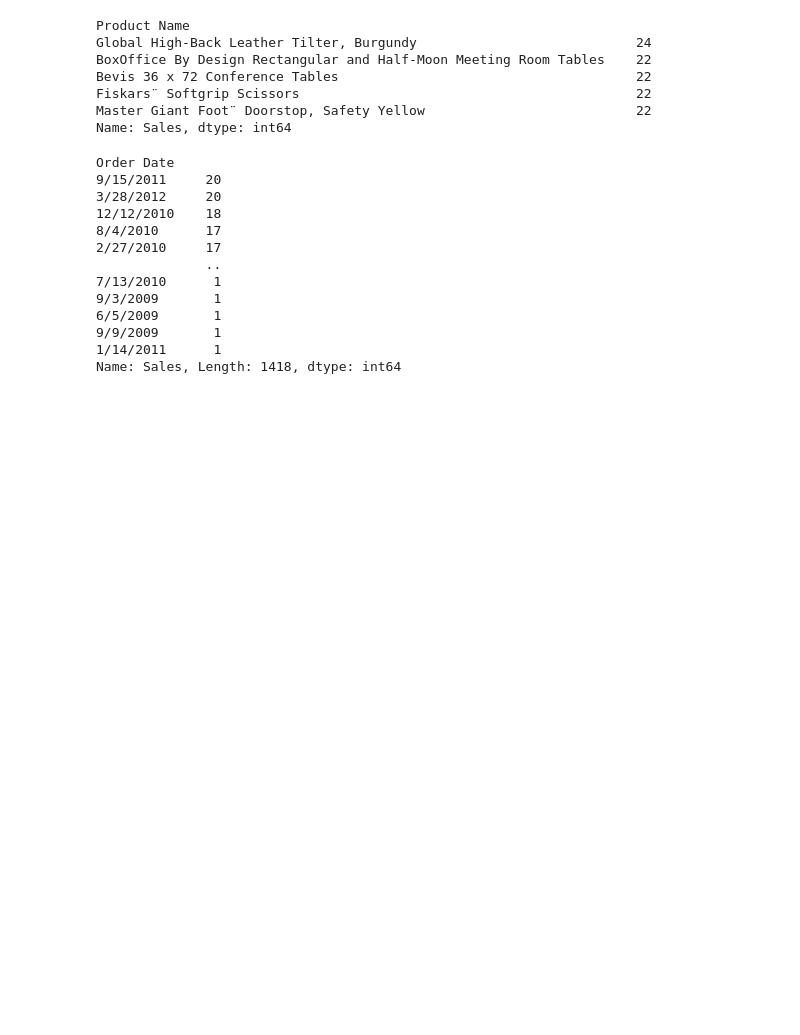
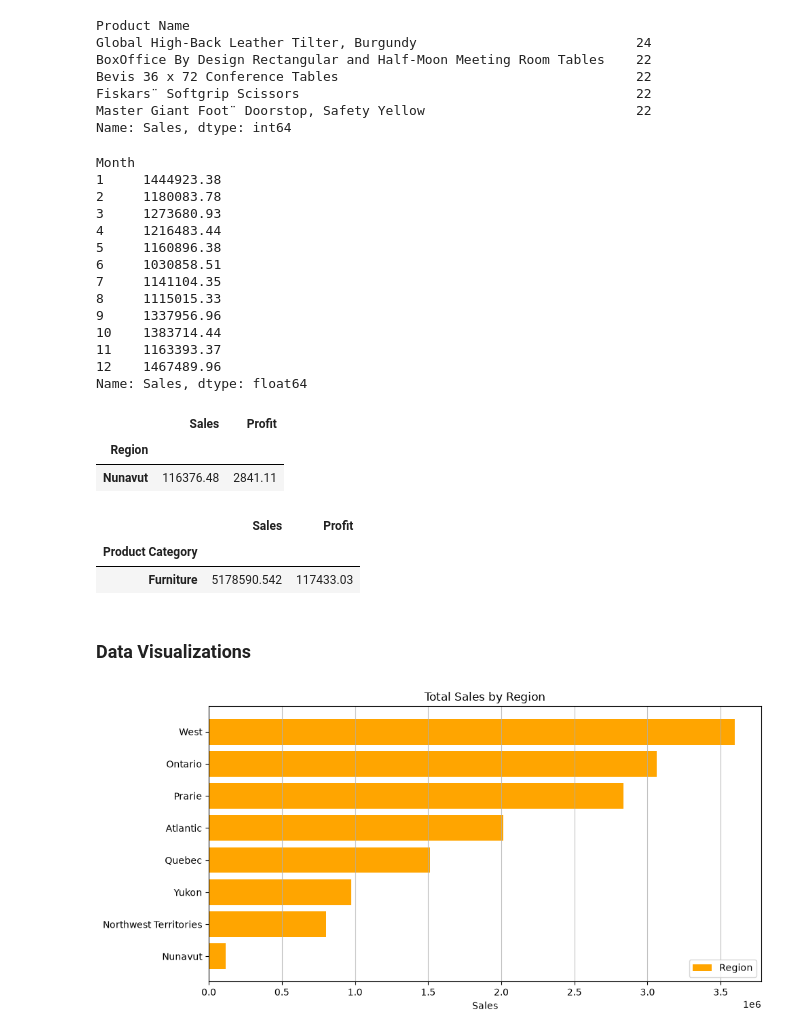
Before and after one commit to viswanathreddy-arch/Python-Projects, a Jupyter notebook: project-1/data.ipynb, the cells around one changed output. Cells and saved outputs as stored; diff of their text form; code cells hidden in the pictures; blank space fills up the shorter version.

Commit message:
add Visualizations

```diff
--- a/project-1/data.ipynb
+++ b/project-1/data.ipynb
@@ -102,5 +108,8 @@ Product Container        0
 Product Base Margin     63
 Ship Date                0
 dtype: int64
+# %%
+df["Order Date"] = pd.to_datetime(df["Order Date"])
+df["Ship Date"] = pd.to_datetime(df["Ship Date"])
 # %%
 df["Product Base Margin"] = df["Product Base Margin"].fillna(df["Product Base Margin"].mean())
@@ -167,20 +178,22 @@ Master Giant Foot¨ Doorstop, Safety Yellow                           22
 Name: Sales, dtype: int64
 # %%
 #Monthly sales trend (extract month from date, groupby)
+df["Month"] = df["Order Date"].dt.month
 
-monthly_sales = df.groupby('Order Date')['Sales'].count().sort_values(ascending=False)
+monthly_sales = df.groupby("Month")["Sales"].sum().round(2)
 monthly_sales
 # %% [output]
-Order Date
-9/15/2011     20
-3/28/2012     20
-12/12/2010    18
-8/4/2010      17
-2/27/2010     17
-              ..
-7/13/2010      1
-9/3/2009       1
-6/5/2009       1
-9/9/2009       1
-1/14/2011      1
-Name: Sales, Length: 1418, dtype: int64
+Month
+1     1444923.38
+2     1180083.78
+3     1273680.93
+4     1216483.44
+5     1160896.38
+6     1030858.51
+7     1141104.35
+8     1115015.33
+9     1337956.96
+10    1383714.44
+11    1163393.37
+12    1467489.96
+Name: Sales, dtype: float64
@@ -186,0 +203,40 @@ Name: Sales, Length: 1418, dtype: int64
+# %%
+flagged = region_profit[
+    (region_profit["Sales"] > 100000) &
+    (region_profit["Profit"] < 10000)
+]
+
+flagged
+# %% [output]
+|  | Sales | Profit |
+| Region |  |  |
+| Nunavut | 116376.48 | 2841.11 |
+# %%
+flagged1 = category_profit[
+    (category_profit["Sales"] > 1000000) &
+    (category_profit["Profit"] < 500000)
+]
+
+flagged1
+# %% [output]
+|  | Sales | Profit |
+| Product Category |  |  |
+| Furniture | 5178590.542 | 117433.03 |
+# %% [markdown]
+### Data Visualizations
+# %%
+total_sales_region = total_sales_region.sort_values()
+
+fig, ax = plt.subplots(figsize=(10, 5))
+
+plt.barh(total_sales_region.index, total_sales_region.values, color="orange", label="Region")
+plt.title("Total Sales by Region")
+plt.xlabel("Sales")
+
+plt.grid(axis='x', alpha=0.8)
+plt.tight_layout()
+plt.legend()
+
+plt.show()
+# %% [output]
+[figure, added]
```
Also changed, not shown: parts of 9 cells of this notebook.
